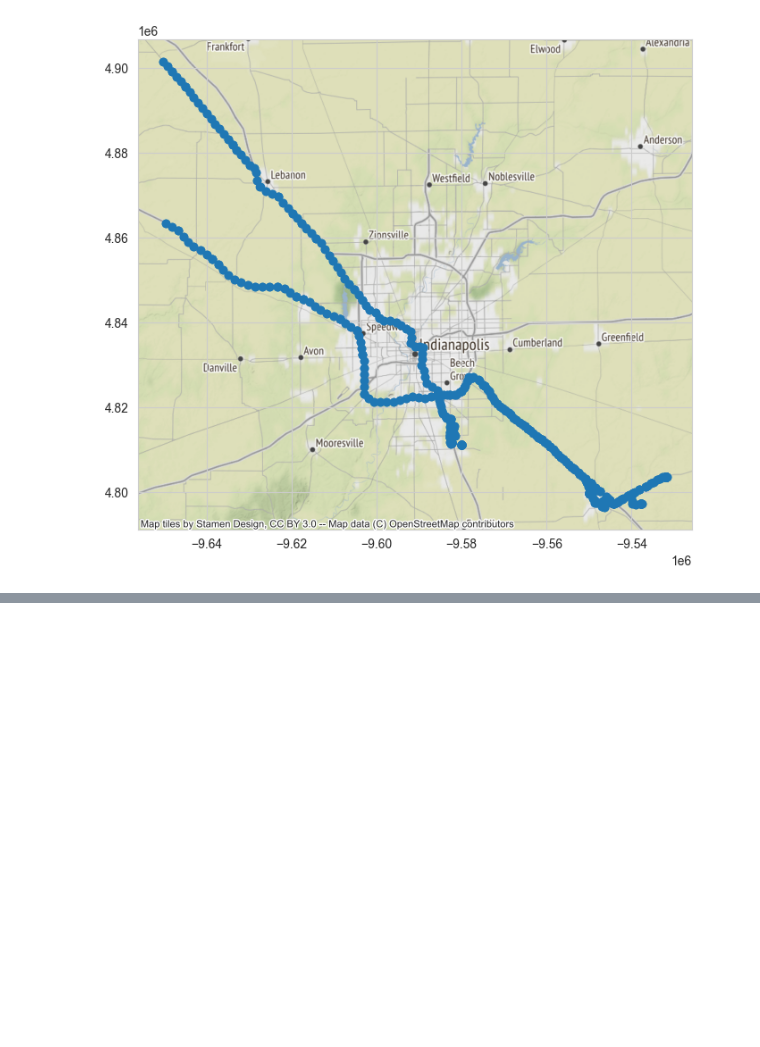
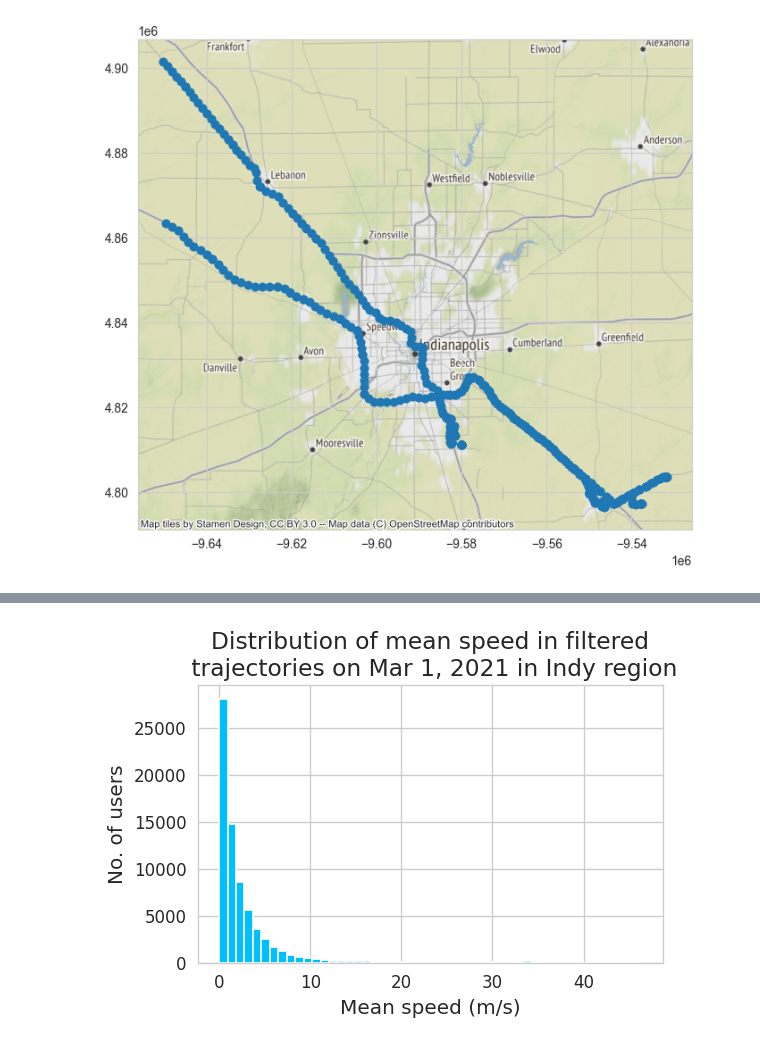
Before and after one commit to rvanxer/home_detection, a Jupyter notebook: code/2_Prepare_pings.ipynb, the cells around one changed output, grey strips where cells are left out. Saved outputs shown, nothing was run; the diff lists cells and outputs as text; code cells hidden in the pictures; blank space fills up the shorter version.

```diff
--- a/code/2_Prepare_pings.ipynb
+++ b/code/2_Prepare_pings.ipynb
@@ -132,2 +139,0 @@ only showing top 1 row
-# %%
-x = df.select(F.explode(TS).alias(TS)).select((F.floor(F.col(TS) / 3600)).alias('hr')).groupby('hr').count().toPandas().disp()
@@ -417,2 +390,0 @@ df.query('rg > 40000').sort_values('n_pings', ascending=False)
-# %%
-x = SP.read_parquet(indy.data / 'pings/2021-03-04').filter('uid==3330900054778122638').toPandas().iloc[0]; x
@@ -462,0 +438,8 @@ java.io.IOException: Failed to delete: /tmp/blockmgr-66c2f596-f90d-466f-9167-a1d
+# %%
+ax = U.plot(xlab='Mean speed (m/s)', ylab='No. of users', size=(5, 3), dpi=120,
+            title='Distribution of mean speed in filtered'+
+            '\n trajectories on Mar 1, 2021 in Indy region')
+(d2.speed.apply(lambda x: np.mean(np.clip(x, 0, 100)))
+.hist(bins=50, ax=ax, color='deepskyblue'));
+# %% [output]
+[figure, added]
```
Also changed, not shown: parts of 50 cells of this notebook, 44 other files.
